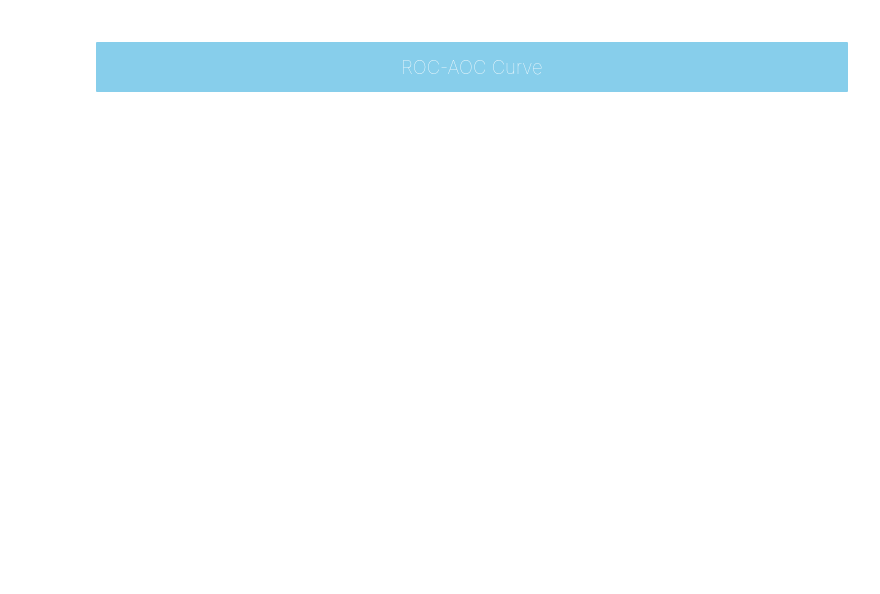
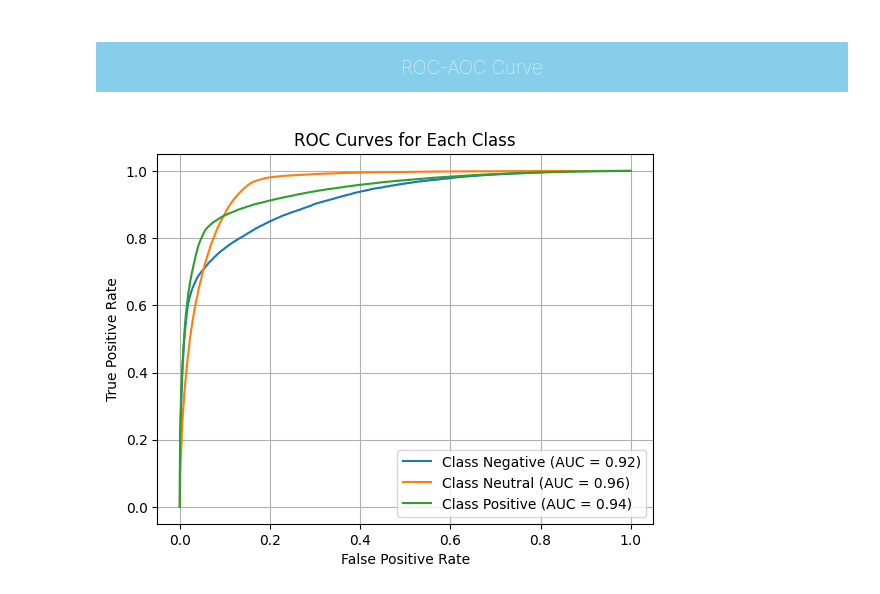
Before and after one commit to vivek-github23/Case_study_sentiment, a Jupyter notebook: lstm-sentiment-f.ipynb, the cells around one changed output. Drawn from its saved outputs; the diff is of its cells as text; code cells hidden in the pictures; blank space fills up the shorter version.

```diff
--- a/lstm-sentiment-f.ipynb
+++ b/lstm-sentiment-f.ipynb
@@ -822,17 +863,20 @@ plt.show()
 # %% [markdown]
 ## <p style="padding:10px;background:skyblue;margin:10;color:white;font-family:newtimeroman;font-size:80%;text-align:center;border-radius: 1px 1px;overflow:hidden;font-weight:50">ROC-AOC Curve</p><a id='sectiontwo-one'></a>
 # %%
-y_val_pred_probs = model.predict(padded_sequences_val)
+from sklearn.metrics import roc_curve, auc
+y_val_pred_probs = y_pred_probs
 
 plt.figure()
 for i, class_label in enumerate(lb.classes_):
-    fpr, tpr, _ = roc_curve(Y_val[:, i], y_val_pred_probs[:, i])
+    fpr, tpr, _ = roc_curve(Y[:, i], y_val_pred_probs[:, i])
     roc_auc = auc(fpr, tpr)  # Compute AUC
     plt.plot(fpr, tpr, label=f"Class {class_label} (AUC = {roc_auc:.2f})")
 
 plt.title("ROC Curves for Each Class")
 plt.xlabel("False Positive Rate")
 plt.ylabel("True Positive Rate")
 plt.legend(loc="lower right")
 plt.grid()
 plt.show()
+# %% [output]
+[figure, added]
```
Also changed, not shown: parts of 11 cells of this notebook.
